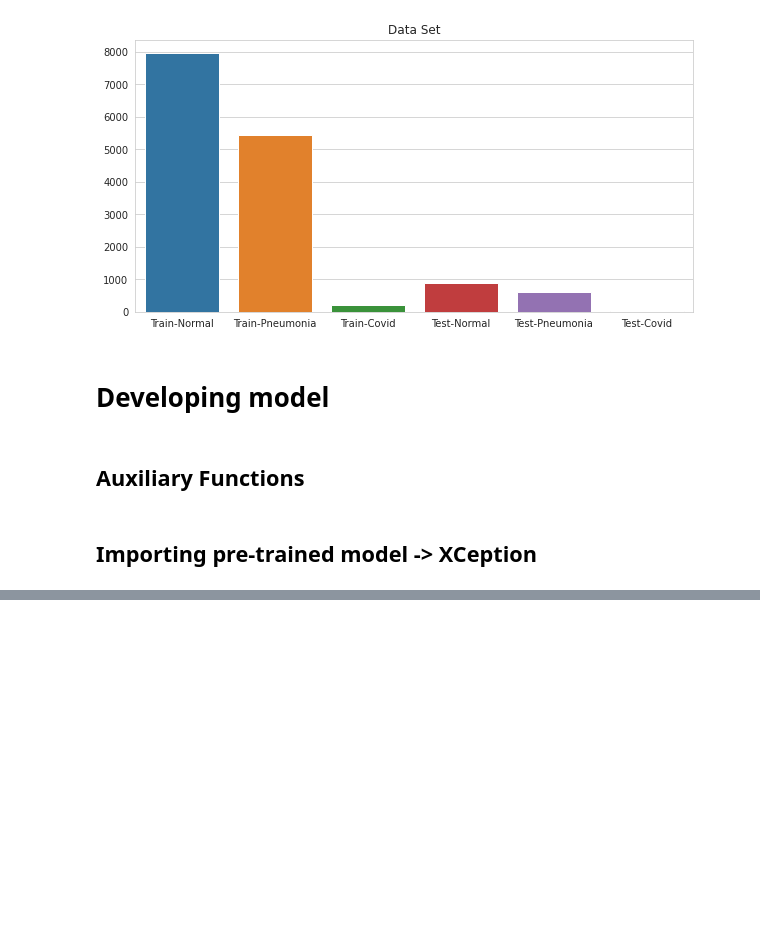
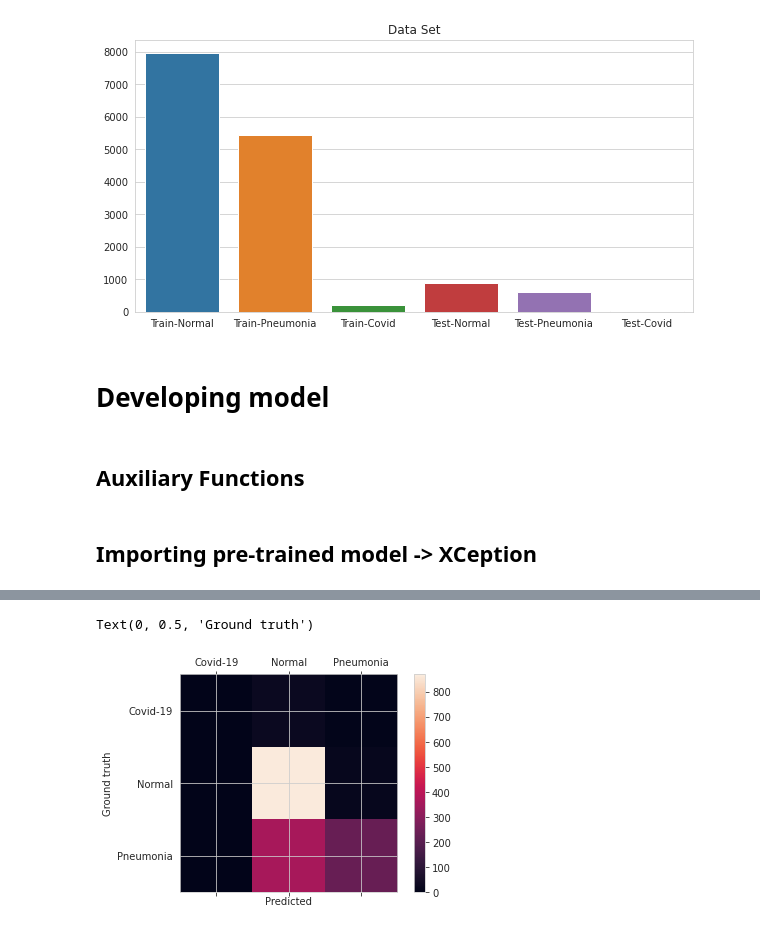
Before and after one commit to pimonteiro/Covid-19-Detector, a Jupyter notebook: models/XCeption/Covid_19_XCeption.ipynb, the cells around one changed output, grey strips where cells are left out. Cells and saved outputs as stored; diff of their text form; code cells hidden in the pictures; blank space fills up the shorter version.

Commit message:
XCeption results

```diff
--- a/models/XCeption/Covid_19_XCeption.ipynb
+++ b/models/XCeption/Covid_19_XCeption.ipynb
@@ -370,0 +605,16 @@ NameError: ignored
+# %%
+predict_datagen = ImageDataGenerator(rescale=1./255)
+
+predict_set = predict_datagen.flow_from_dataframe(
+    dataframe=test_data,
+    x_col='image',
+    directory="data/test/",
+    y_col='result',
+    shuffle=False,
+    target_size=(image_width, image_height),
+    batch_size = 1,
+    class_mode='categorical'
+)
+
+filenames = predict_set.filenames
+nb_samples = len(filenames)
@@ -370,0 +623,17 @@ NameError: ignored
+# %%
+predict = model_cloud.predict_generator(predict_set,steps = nb_samples)
+# %%
+res = []
+for i in predict:
+  if i[0] > 0.5:
+    res.append(0)
+  elif i[1] > 0.5:
+    res.append(1)
+  else:
+    res.append(2)
+
+from sklearn.metrics import confusion_matrix, classification_report
+cm = confusion_matrix(predict_set.classes, res)
+cr = classification_report(predict_set.classes, res, target_names=['Covid-19','Normal', 'Pneumonia'])
+#print(cm)
+print(cr)
@@ -370,0 +650,12 @@ NameError: ignored
+# %%
+labels = ['Covid-19','Normal', 'Pneumonia']
+fig, ax = plt.subplots()
+h = ax.matshow(cm)
+fig.colorbar(h)
+ax.set_xticklabels([''] + labels)
+ax.set_yticklabels([''] + labels)
+ax.set_xlabel('Predicted')
+ax.set_ylabel('Ground truth')
+# %% [output]
+Text(0, 0.5, 'Ground truth')
+[figure, added]
```
Also changed, not shown: parts of 12 cells of this notebook, 4 other files.
